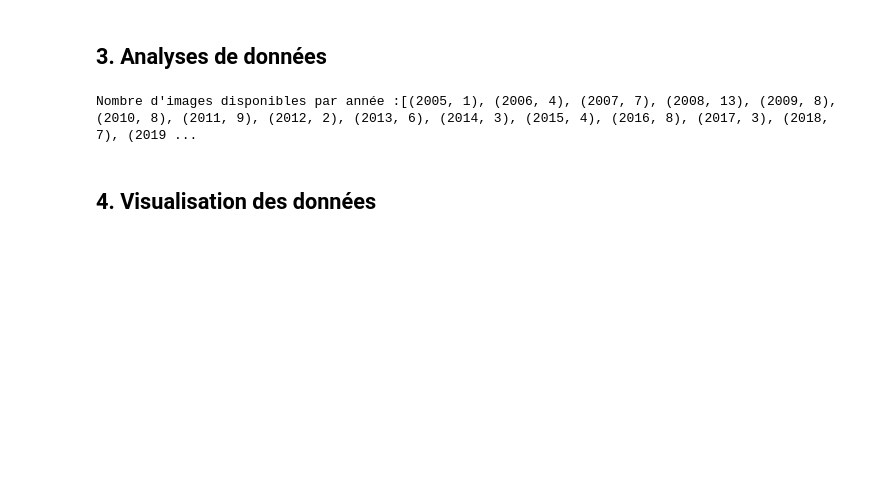
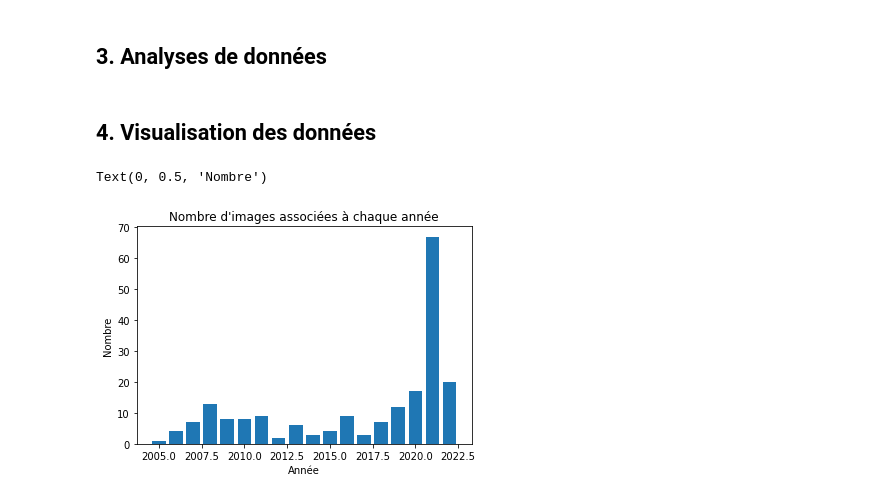
Before and after one commit to leo-gonnet/cpe-data-mining-recommendation-system, a Jupyter notebook: PROJET.ipynb, the cells around one changed output. Drawn from its saved outputs; the diff is of its cells as text; code cells hidden in the pictures; blank space fills up the shorter version.

```diff
--- a/PROJET.ipynb
+++ b/PROJET.ipynb
@@ -123,27 +141,0 @@ plt.show()
-# %%
-def get_dominant_color(image):
-    pixels = np.float32(image).reshape(-1, 3)
-    n_colors = 4
-    clusters = KMeans(n_clusters=n_colors, random_state=0)
-    clusters.fit(pixels)
-    palette = np.uint8(kmeans.cluster_centers_)
-    labels = kmeans.predict(pixels)
-    counts = np.bincount(labels)
-    dominant_color = palette[np.argmax(counts)]
-    clustered_image = np.reshape(palette[labels], (image.shape))
-    return dominant_color, clustered_image
-
-image = plt.imread("images/01fab91f46b38d007434d7f8cd5995607754a59d")
-
-dominant_color, clustered_image = get_dominant_color(image)
-
-plt.figure(figsize=(8,8))
-plt.subplot(1,2,1)
-plt.imshow(image)
-plt.title("Original Image")
-
-plt.subplot(1,2,2)
-plt.imshow(clustered_image)
-plt.title("Clustered Image")
-
-plt.show()
@@ -152,17 +179,2 @@ plt.show()
 # %% [markdown]
 ## **3.** Analyses de données
-# %%
-#Liste contenant l'année de chaque image
-annees=[]
-for image in images_json:
-  #On convertit la chaine de caractère en objet datetime
-  date_string=image["timestamp"]
-  date_object=dt.datetime.strptime(date_string, '%Y-%m-%dT%H:%M:%SZ')
-
-  annees.append(date_object.year)
-
-#On compte le nombre de répétitions de chaque année
-nbr_images_annee = [(i,annees.count(i)) for i in range(min(annees),max(annees)+1)]
-print(f'Nombre d\'images disponibles par année :{nbr_images_annee}')
-# %% [output]
-Nombre d'images disponibles par année :[(2005, 1), (2006, 4), (2007, 7), (2008, 13), (2009, 8), (2010, 8), (2011, 9), (2012, 2), (2013, 6), (2014, 3), (2015, 4), (2016, 8), (2017, 3), (2018, 7), (2019 ...
@@ -169,2 +242,21 @@ Nombre d'images disponibles par année :[(2005, 1), (2006, 4), (2007, 7), (2008,
 # %% [markdown]
 ## **4.** Visualisation des données
+# %%
+#Liste contenant l'année de chaque image
+annees=[]
+#Lecture du fichier csv dans un dataframe
+bdd_df=pd.read_csv('bdd.csv')
+for ind,row in bdd_df.iterrows():
+  annees.append(row["annee"])
+
+#On compte le nombre de répétitions de chaque année
+nbr_images_annee = [(i,annees.count(i)) for i in range(min(annees),max(annees)+1)]
+##print(f'Nombre d\'images disponibles par année :{nbr_images_annee}')
+#On affiche les données sous forme de graphique
+plt.bar([x[0] for x in nbr_images_annee],[x[1] for x in nbr_images_annee])
+plt.title("Nombre d'images associées à chaque année")
+plt.xlabel("Année")
+plt.ylabel("Nombre")
+# %% [output]
+Text(0, 0.5, 'Nombre')
+[figure, added]
```
Also changed, not shown: parts of 11 cells of this notebook, 2 other files.
